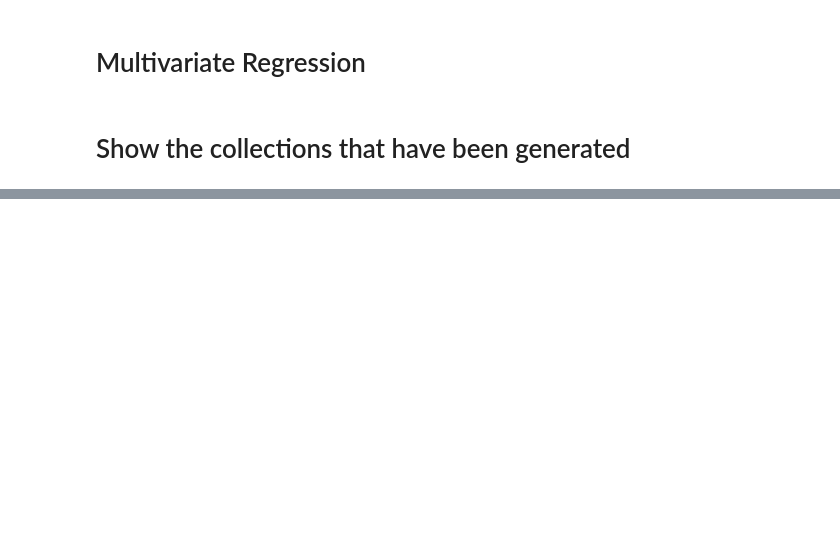
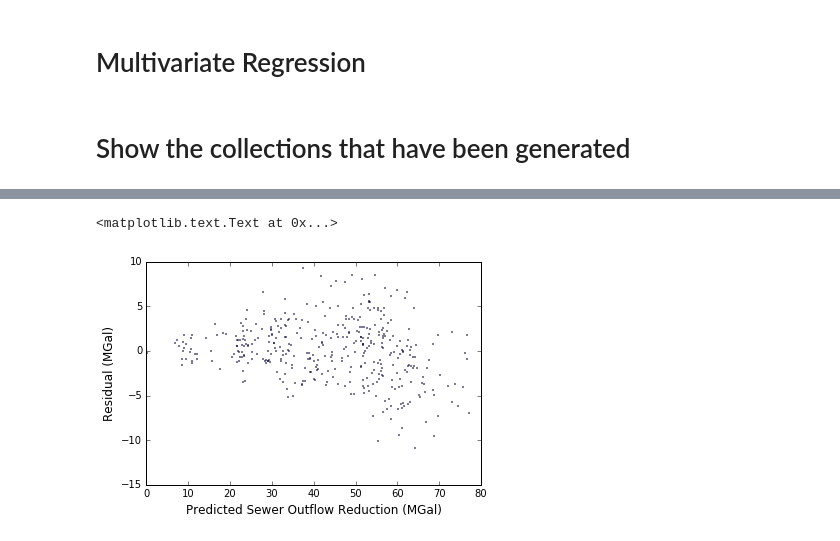
Before and after one commit to amcgarity/SWMMWise, a Jupyter notebook: multivariate_regression-AEM.ipynb, the cells around one changed output, grey strips where cells are left out. Saved outputs shown, nothing was run; the diff lists cells and outputs as text; code cells hidden in the pictures; blank space fills up the shorter version.

```diff
--- a/multivariate_regression-AEM.ipynb
+++ b/multivariate_regression-AEM.ipynb
@@ -27,0 +198,32 @@ collectionNames = sorted(db.collection_names())
+# %%
+# Generate Residuals Plot for Sewer Outflow Volume
+# First, transpose results['numLists']:
+xVals = zip(*results['numLists'])
+#print list(xvals[0])
+
+betaZero = stats.params[numVariables]
+yPredicted = []
+for xTuple in xVals:
+    i = 0
+    yval = betaZero
+    for beta in stats.params:
+        yval += beta*xTuple[i]
+        i += 1
+        if i == numVariables:
+            break
+    yPredicted.append(yval/1e6)  # convert to 10^6 Gal
+residuals = []
+i = 0
+for ySWMM in volReductionMgal:
+    #print ySWMM
+    resid = ySWMM - yPredicted[i]  # Residual in 10^6 Gal
+    residuals.append(resid)
+    i+=1
+#print residuals
+(fig, ax1) = plt.subplots()
+ax1.plot(yPredicted,residuals,'ko',color = 'b',markersize = 1)
+ax1.set_xlabel("Predicted Sewer Outflow Reduction (MGal)",fontsize=12)
+ax1.set_ylabel("Residual (MGal)",fontsize=12)
+# %% [output]
+<matplotlib.text.Text at 0x...>
+[figure, added]
```
Also changed, not shown: parts of 11 cells of this notebook, 8 other files.
